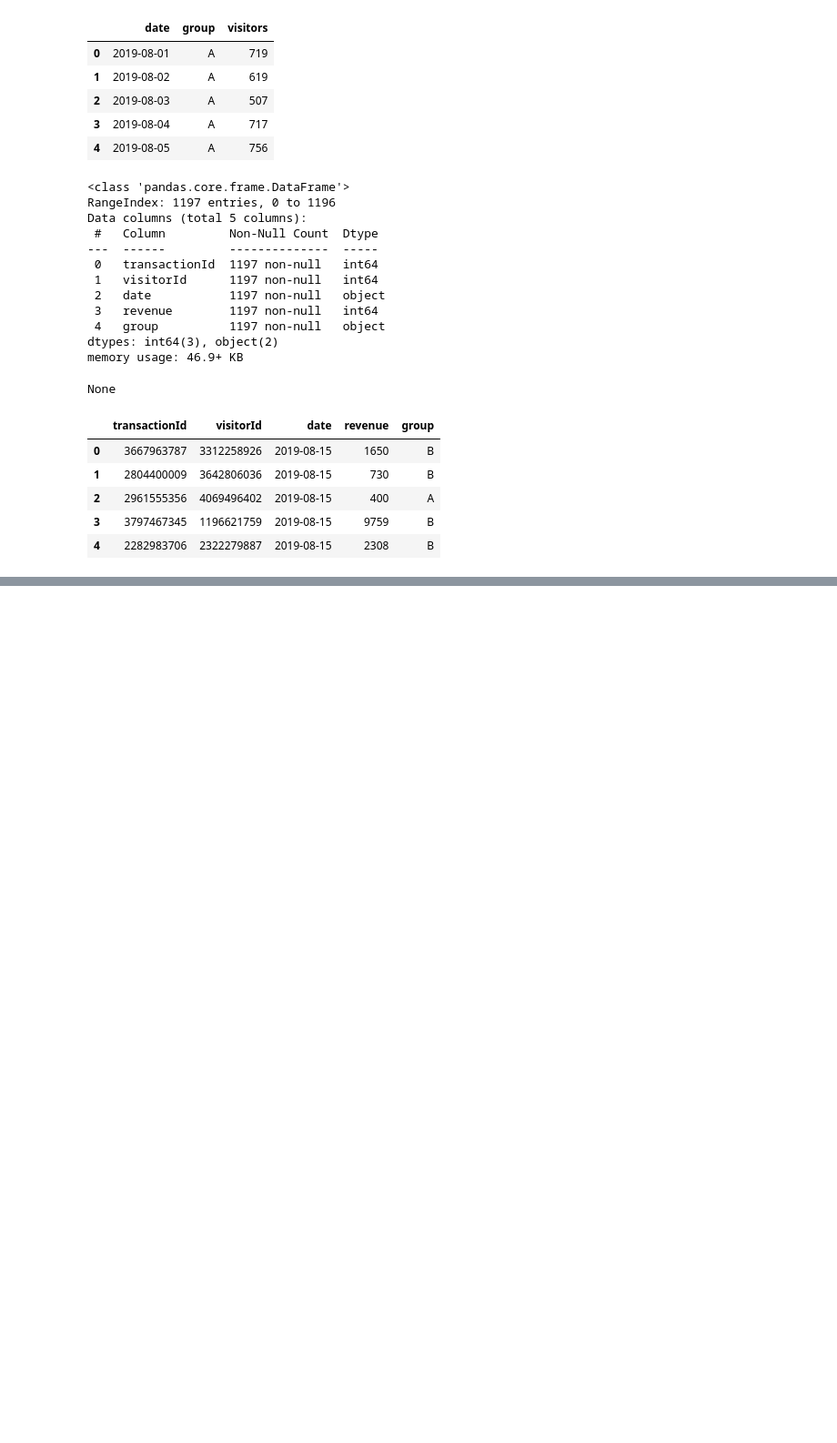
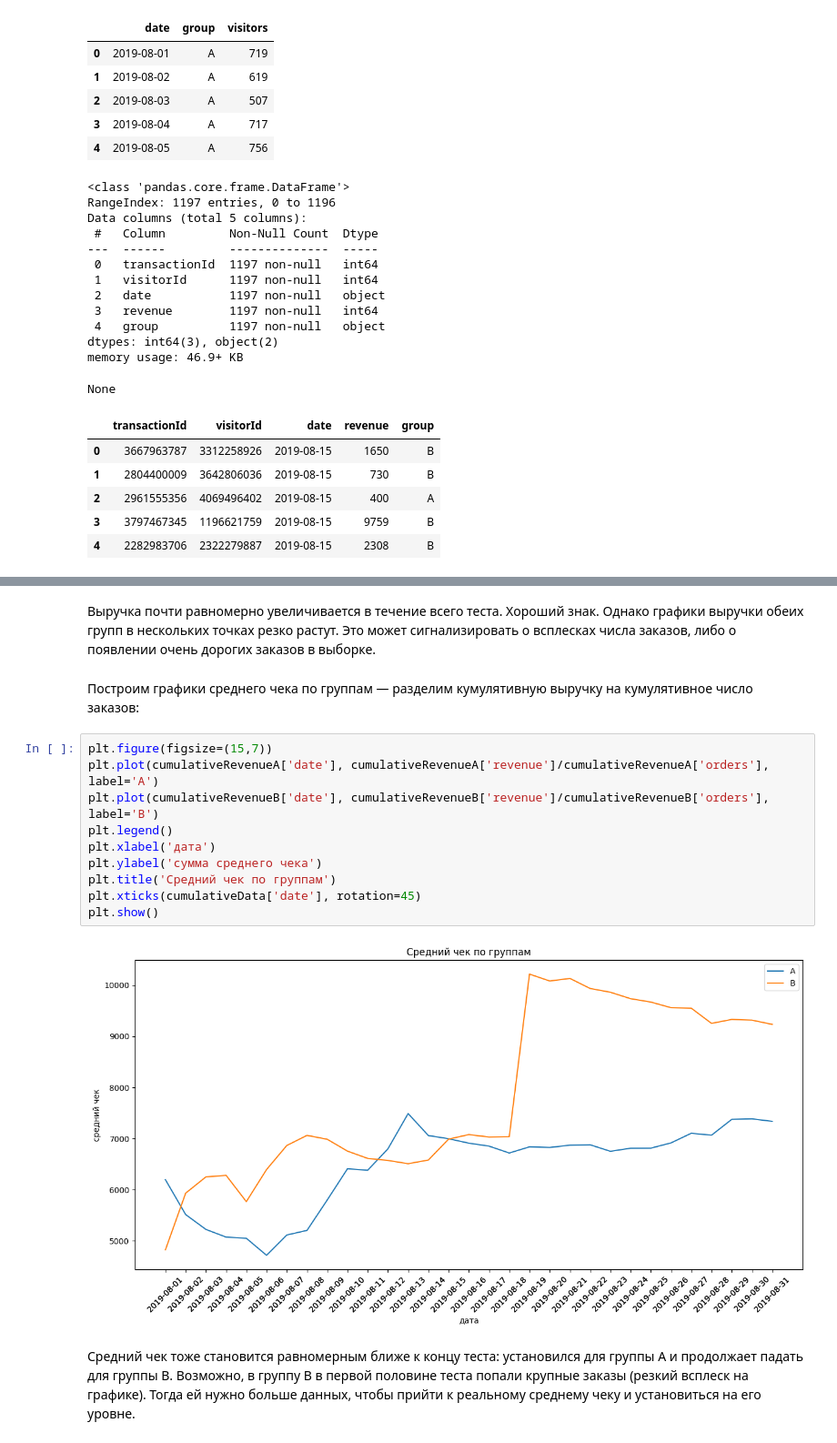
Before and after one commit to analyst-plv/hypothesis, a Jupyter notebook: hypothesis.ipynb, the cells around one changed output, grey strips where cells are left out. Shown at 91% size. Saved outputs shown, nothing was run; the diff lists cells and outputs as text; blank space fills up the shorter version.

```diff
--- a/hypothesis.ipynb
+++ b/hypothesis.ipynb
@@ -206,0 +337,19 @@ None
+# %% [markdown]
+Выручка почти равномерно увеличивается в течение всего теста. Хороший знак.
+Однако графики выручки обеих групп в нескольких точках резко растут. Это может сигнализировать о всплесках числа заказов, либо о появлении очень дорогих заказов в выборке.
+# %% [markdown]
+Построим графики среднего чека по группам — разделим кумулятивную выручку на кумулятивное число заказов:
+# %%
+plt.figure(figsize=(15,7))
+plt.plot(cumulativeRevenueA['date'], cumulativeRevenueA['revenue']/cumulativeRevenueA['orders'], label='A')
+plt.plot(cumulativeRevenueB['date'], cumulativeRevenueB['revenue']/cumulativeRevenueB['orders'], label='B')
+plt.legend()
+plt.xlabel('дата')
+plt.ylabel('сумма среднего чека')
+plt.title('Средний чек по группам')
+plt.xticks(cumulativeData['date'], rotation=45)
+plt.show()
+# %% [output]
+[figure, added]
+# %% [markdown]
+Средний чек тоже становится равномерным ближе к концу теста: установился для группы A и продолжает падать для группы B. Возможно, в группу B в первой половине теста попали крупные заказы (резкий всплеск на графике). Тогда ей нужно больше данных, чтобы прийти к реальному среднему чеку и установиться на его уровне.
```
Also changed, not shown: parts of 20 cells of this notebook.
